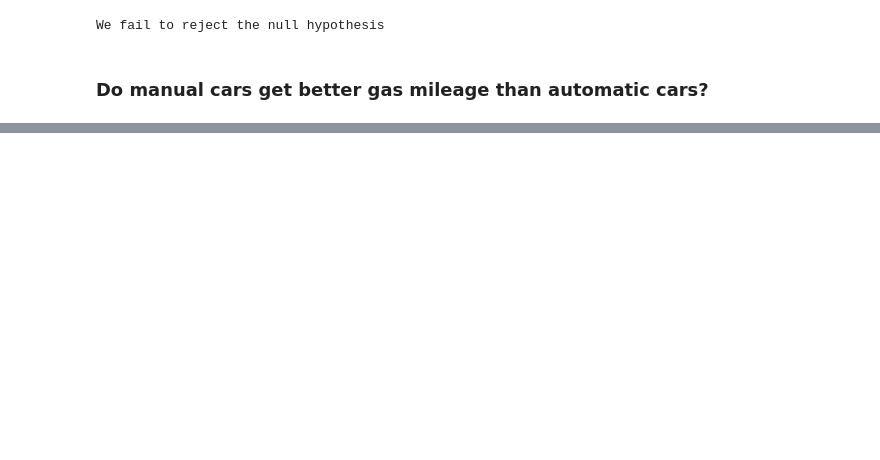
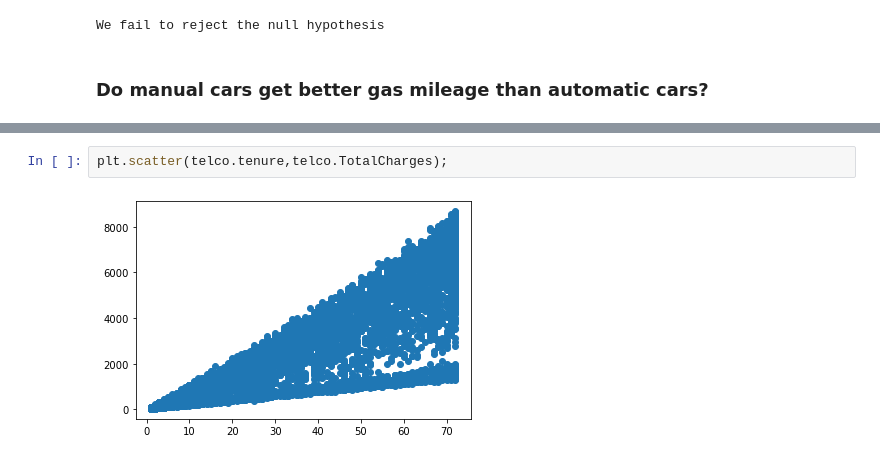
Before and after one commit to JeanetteSchulz/statistics-exercises, a Jupyter notebook: hypothesis_testing.ipynb, the cells around one changed output, grey strips where cells are left out. Saved outputs shown, nothing was run; the diff lists cells and outputs as text; blank space fills up the shorter version.

```diff
--- a/hypothesis_testing.ipynb
+++ b/hypothesis_testing.ipynb
@@ -221,0 +308,4 @@ We reject the null hypothesis
+# %%
+plt.scatter(telco.tenure,telco.TotalCharges);
+# %% [output]
+[figure, added]
```
Also changed, not shown: parts of 50 cells of this notebook.
